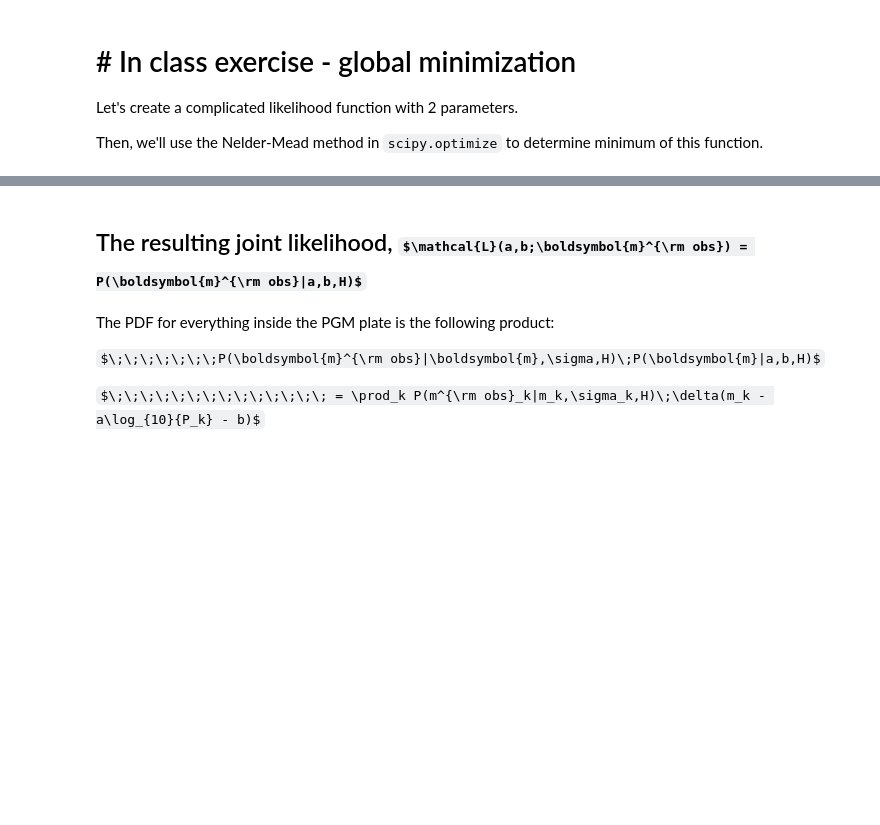
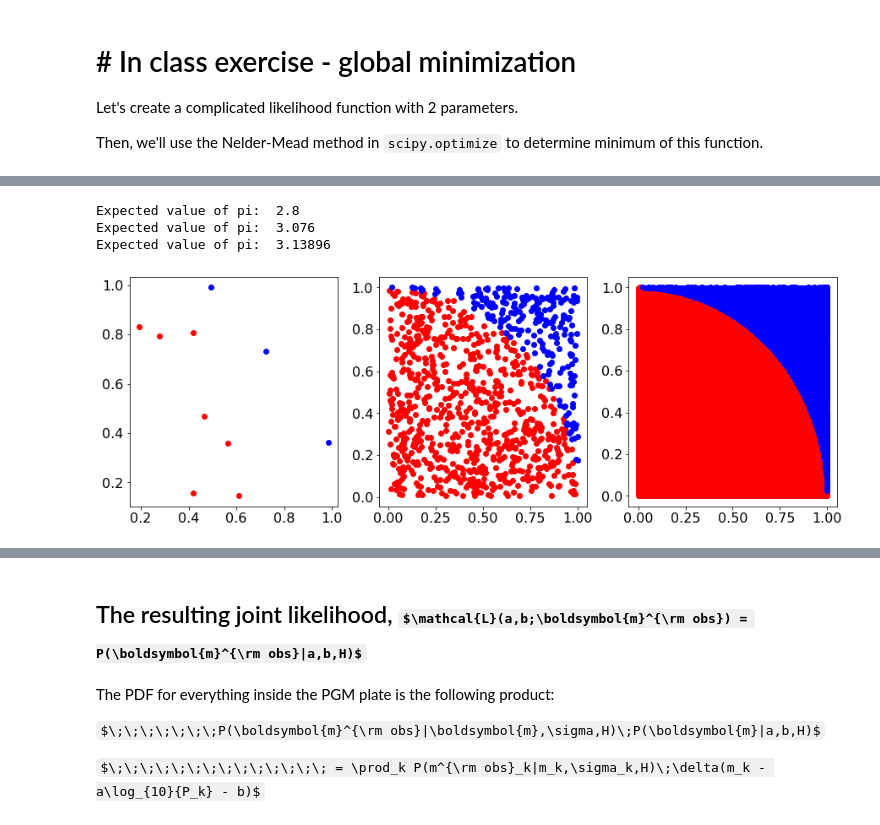
Before and after one commit to earleyn138/ztf_summer_school_2022, a Jupyter notebook: lectures/01/lecture01.ipynb, the cells around one changed output, grey strips where cells are left out. Saved outputs shown, nothing was run; the diff lists cells and outputs as text; code cells hidden in the pictures; some formulas as TeX source; blank space fills up the shorter version.

```diff
--- a/lectures/01/lecture01.ipynb
+++ b/lectures/01/lecture01.ipynb
@@ -1369,3 +1390,29 @@ Here is an example of a plot for step 3:
+# %%
+# YOUR CODE HERE
+
+sample_sizes = [10, 10**3, 10**5]
+fig= plt.figure(figsize=(15,5))
+for i,ss in enumerate(sample_sizes):
+    ax = fig.add_subplot(1,len(sample_sizes),i+1)
+    data = np.random.uniform(size=ss*2).reshape(2,ss)
+    x,y = data[0], data[1]
+    r = np.sqrt(x**2+y**2)
+    accept = r<=1
+    reject = ~accept
+
+    ax.scatter(x[accept],y[accept],color='r')
+    ax.scatter(x[reject],y[reject],color='b')
+
+    accept_ratio=len(x[accept])/len(r)
+    pi = 4*accept_ratio
+    print('Expected value of pi: ', pi)
+
+plt.show()
+# %% [output]
+Expected value of pi:  2.8
+Expected value of pi:  3.076
+Expected value of pi:  3.13896
+[figure, added]
 # %% [markdown]
 ## Appendix: The conditional PDF $P(m_k|a,b,\log_{10}{P_k},H)$
 
```
Also changed, not shown: parts of 13 cells of this notebook.
